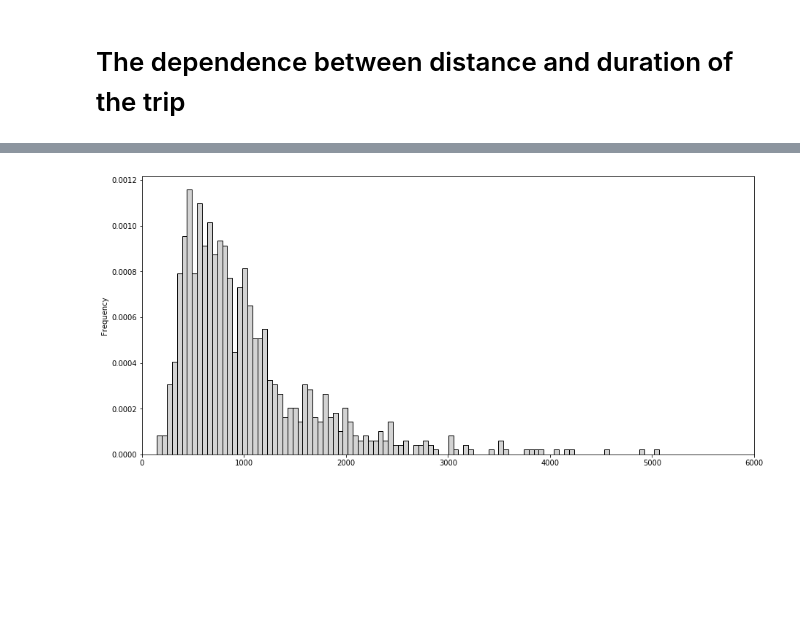
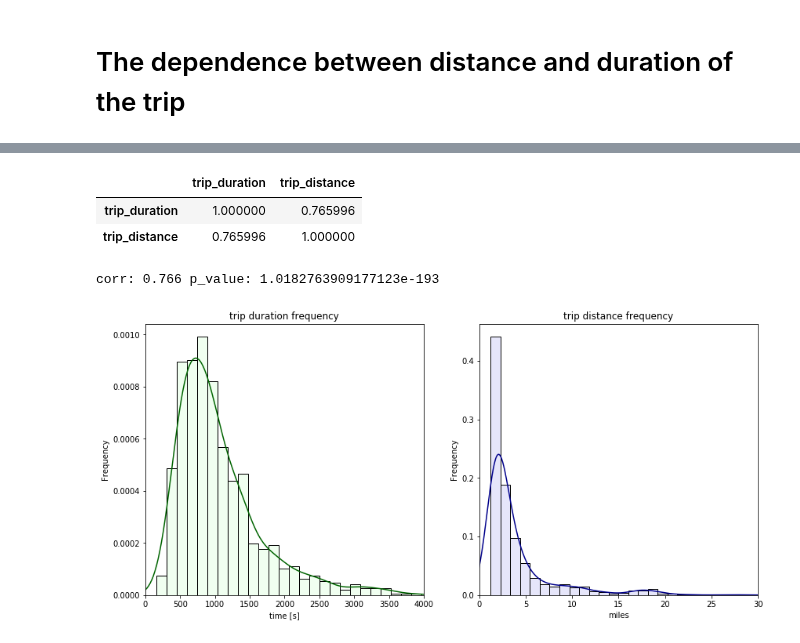
Before and after one commit to dusicastepic/ADMSecondHomework, a Jupyter notebook: RQ5.ipynb, the cells around one changed output, grey strips where cells are left out. Cells and saved outputs as stored; diff of their text form; code cells hidden in the pictures; blank space fills up the shorter version.

```diff
--- a/RQ5.ipynb
+++ b/RQ5.ipynb
@@ -120,8 +49,16 @@ temp.corr()
-# %%
-f = plt.figure()
-temp['durations'].plot(kind='hist',edgecolor="black", density=True, color='lightgrey',bins=100)
-plt.xlim(0,6000)
-f.set_figheight(7)
-f.set_figwidth(15)
-# %% [output]
-[figure, removed]
+# %%
+# computing correlation of the sample
+temp.corr()
+# %% [output]
+|  | trip_duration | trip_distance |
+| trip_duration | 1.000000 | 0.765996 |
+| trip_distance | 0.765996 | 1.000000 |
+# %%
+corr, p_value = pearsonr(temp['trip_duration'],temp['trip_distance'])
+print('corr: %0.3f' %corr, "p_value:", p_value)
+# %% [output]
+corr: 0.766 p_value: 1.0182763909177123e-193
+# %%
+functions.plot_duration_distance_freq(temp)
+# %% [output]
+[figure, added]
```
Also changed, not shown: parts of 19 cells of this notebook, 1 other file.
